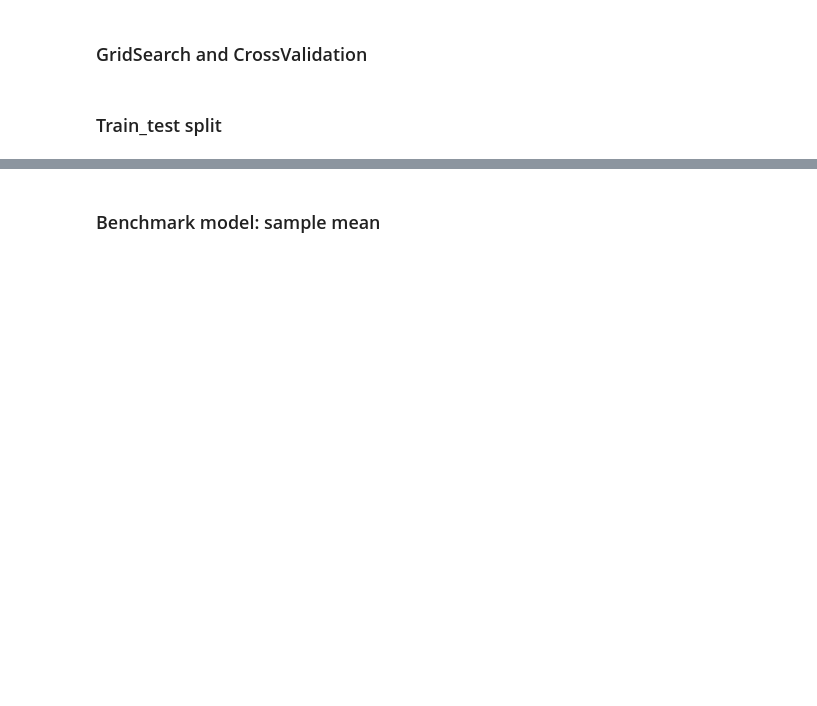
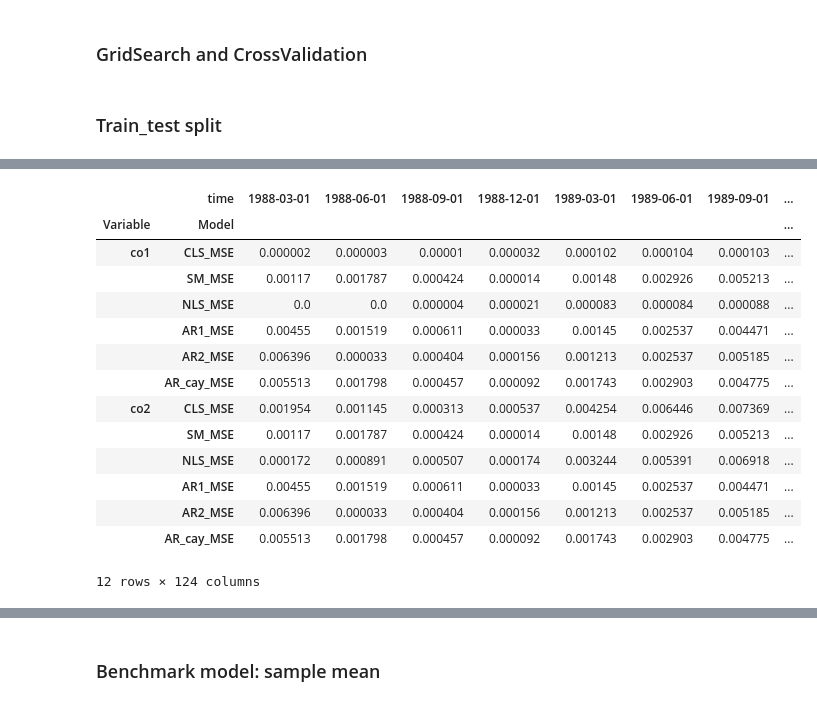
Before and after one commit to fatjudy/Nonlinear-Models-in-Time-Series-Analysis, a Jupyter notebook: Nonlinear Model Estimation.ipynb, the cells around one changed output, grey strips where cells are left out. Saved outputs shown, nothing was run; the diff lists cells and outputs as text; code cells hidden in the pictures; blank space fills up the shorter version.

```diff
--- a/Nonlinear Model Estimation.ipynb
+++ b/Nonlinear Model Estimation.ipynb
@@ -380,2 +400,4 @@ def Taylor_init(variables, station, y, function):
 
     return initials
+# %%
+station_n=pd.DataFrame()
@@ -436,8 +462,3 @@ freq = 4
 # cv_inner = TimeSeriesSplit(gap=0, max_train_size=None, n_splits=int((12/step) * val_length), test_size=step)
 cv_outer = TimeSeriesSplit(gap=0, max_train_size=None, n_splits=test_length*freq, test_size=step)
 # cv_inner = TimeSeriesSplit(gap=0, max_train_size=None, n_splits=4, test_size=step)
-# %%
-df_AR2 = df.copy()
-df_AR2['y_lag2'] = df_AR2['EQP'].shift()
-df_AR2 = df_AR2.dropna()
-df_AR2.head(2)
@@ -492 +482,17 @@ writer_R2 = pd.ExcelWriter('results/OOS_R2_0709.xlsx', engine='xlsxwriter')
+# %%
+fun_list = [sin_func, cos_func, scaled_sin_func, scaled_cos_func, exp_shift_func, exp_func, poly_func, linear_func]
+# fun_list = [exp_shift_func]
+# %%
+oos_R2 = pd.DataFrame()
+oos_MSE = pd.DataFrame()
+
+rows = df.loc["1988-01-01":"2018-12-01"].index
+sec_columns = ['CLS_MSE', 'SM_MSE', 'NLS_MSE', 'AR1_MSE', 'AR2_MSE', 'AR_cay_MSE']
+multi_columns = pd.MultiIndex.from_product([['co1', 'co2', 'co3', 'co4'], sec_columns],names=['Variable', 'Model'])
+
+sec_columns_R2 = ['SM_R2', 'NLS_R2', 'AR1_R2', 'AR2_R2', 'AR_cay_R2']
+multi_columns_R2 = pd.MultiIndex.from_product([['co1', 'co2', 'co3', 'co4'], sec_columns_R2],
+                                                  names=['Variable', 'Model'])
+oos_MSE = pd.DataFrame(index = multi_columns, columns = rows)
+oos_R2 = pd.DataFrame(index = multi_columns_R2, columns = rows)
 # %%
@@ -592,0 +596,18 @@ writer.close()
+# %%
+oos_MSE.head(12)
+# %% [output]
+|  | time | 1988-03-01 | 1988-06-01 | 1988-09-01 | 1988-12-01 | 1989-03-01 | 1989-06-01 | 1989-09-01 | ... |
+| Variable | Model |  |  |  |  |  |  |  | ... |
+| co1 | CLS_MSE | 0.000002 | 0.000003 | 0.00001 | 0.000032 | 0.000102 | 0.000104 | 0.000103 | ... |
+|  | SM_MSE | 0.00117 | 0.001787 | 0.000424 | 0.000014 | 0.00148 | 0.002926 | 0.005213 | ... |
+|  | NLS_MSE | 0.0 | 0.0 | 0.000004 | 0.000021 | 0.000083 | 0.000084 | 0.000088 | ... |
+|  | AR1_MSE | 0.00455 | 0.001519 | 0.000611 | 0.000033 | 0.00145 | 0.002537 | 0.004471 | ... |
+|  | AR2_MSE | 0.006396 | 0.000033 | 0.000404 | 0.000156 | 0.001213 | 0.002537 | 0.005185 | ... |
+|  | AR_cay_MSE | 0.005513 | 0.001798 | 0.000457 | 0.000092 | 0.001743 | 0.002903 | 0.004775 | ... |
+| co2 | CLS_MSE | 0.001954 | 0.001145 | 0.000313 | 0.000537 | 0.004254 | 0.006446 | 0.007369 | ... |
+|  | SM_MSE | 0.00117 | 0.001787 | 0.000424 | 0.000014 | 0.00148 | 0.002926 | 0.005213 | ... |
+|  | NLS_MSE | 0.000172 | 0.000891 | 0.000507 | 0.000174 | 0.003244 | 0.005391 | 0.006918 | ... |
+|  | AR1_MSE | 0.00455 | 0.001519 | 0.000611 | 0.000033 | 0.00145 | 0.002537 | 0.004471 | ... |
+|  | AR2_MSE | 0.006396 | 0.000033 | 0.000404 | 0.000156 | 0.001213 | 0.002537 | 0.005185 | ... |
+|  | AR_cay_MSE | 0.005513 | 0.001798 | 0.000457 | 0.000092 | 0.001743 | 0.002903 | 0.004775 | ... |
+12 rows × 124 columns
```
Also changed, not shown: parts of 24 cells of this notebook, 5 other files.
